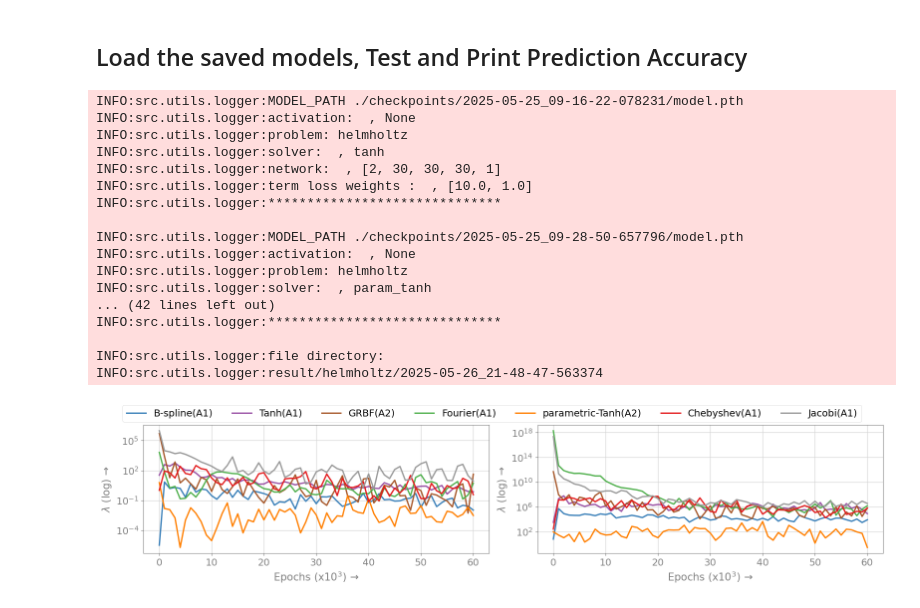
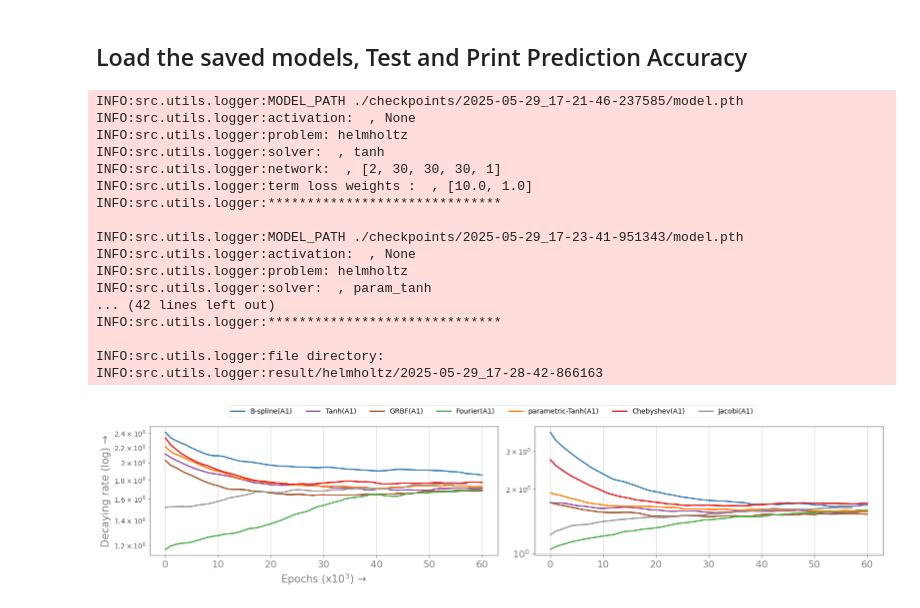
Before and after one commit to afrah/pinn_learnable_activation, a Jupyter notebook: src/notebook/helmholtz_trace_eNTK_analysis.ipynb, the cells around one changed output. Drawn from its saved outputs; the diff is of its cells as text; code cells hidden in the pictures.

```diff
--- a/src/notebook/helmholtz_trace_eNTK_analysis.ipynb
+++ b/src/notebook/helmholtz_trace_eNTK_analysis.ipynb
@@ -48,3 +57,22 @@ MODEL_PATH_LIST = {
+# %%
+TANH_NORM_DIST = "./checkpoints/2025-05-29_17-21-46-237585/model.pth"
+TANH_PARAM_DIST = "./checkpoints/2025-05-29_17-23-41-951343/model.pth"
+BSPLINE_DIST = "./checkpoints/2025-05-29_17-20-36-731890/model.pth"  # "./checkpoints/2025-05-28_22-58-39-418700/model.pth"
+GRBF_DIST = "./checkpoints/2025-05-29_17-26-11-554670/model.pth"
+FOURIER_DIST = "./checkpoints/2025-05-29_17-27-30-479894/model.pth"
+CHEBTSHEV_DIST = "./checkpoints/2025-05-29_17-25-18-328716/model.pth"
+JACOBI_DIST = "./checkpoints/2025-05-29_17-28-18-091789/model.pth"
+
+
+MODEL_PATH_LIST = {
+    "tanh": TANH_NORM_DIST,
+    "param_tanh": TANH_PARAM_DIST,
+    "grbf": GRBF_DIST,
+    "bspline": BSPLINE_DIST,
+    "chebyshev": CHEBTSHEV_DIST,
+    "jacobi": JACOBI_DIST,
+    "fourier": FOURIER_DIST,
+}
 # %% [markdown]
 ## Load the saved models, Test and Print Prediction Accuracy
 # %%
@@ -84,7 +112,7 @@ for model_name, model_path in MODEL_PATH_LIST.items():
 
 logger.print("file directory:", logger.get_output_dir())
 # %% [output]
-INFO:src.utils.logger:MODEL_PATH ./checkpoints/2025-05-25_09-16-22-078231/model.pth
+INFO:src.utils.logger:MODEL_PATH ./checkpoints/2025-05-29_17-21-46-237585/model.pth
 INFO:src.utils.logger:activation:  , None
 INFO:src.utils.logger:problem: helmholtz
 INFO:src.utils.logger:solver:  , tanh
@@ -92,7 +120,7 @@ INFO:src.utils.logger:network:  , [2, 30, 30, 30, 1]
 INFO:src.utils.logger:term loss weights :  , [10.0, 1.0]
 INFO:src.utils.logger:******************************
 
-INFO:src.utils.logger:MODEL_PATH ./checkpoints/2025-05-25_09-28-50-657796/model.pth
+INFO:src.utils.logger:MODEL_PATH ./checkpoints/2025-05-29_17-23-41-951343/model.pth
 INFO:src.utils.logger:activation:  , None
 INFO:src.utils.logger:problem: helmholtz
 INFO:src.utils.logger:solver:  , param_tanh
@@ -100,11 +128,14 @@ INFO:src.utils.logger:solver:  , param_tanh
 INFO:src.utils.logger:******************************
 
 INFO:src.utils.logger:file directory:
-INFO:src.utils.logger:result/helmholtz/2025-05-26_21-48-47-563374
+INFO:src.utils.logger:result/helmholtz/2025-05-29_17-28-42-866163
 # %%
 fig, ax = plt.subplots(1, 2)
 fig.set_size_inches([16, 3.5])
-dict_list = [trace_jacobian_bc_log_dic, trace_jacobian_res_log_dic]
+dict_list = [
+    trace_jacobian_bc_log_dic,
+    trace_jacobian_res_log_dic,
+]
 lines = []
 labels = []
 
@@ -115,57 +146,79 @@ for index in range(len(dict_list)):
             "color": model_color["bspline"],
             "name": "B-spline(A1)",
             "alpha": 1.0,
+            "window": 2,
+            "show_avg": False,
+            "show_lower": False,
         },
         {
             "data": dict_list[index]["tanh"],
             "color": model_color["tanh"],
             "name": "Tanh(A1)",
             "alpha": 1.0,
+            "window": 2,
+            "show_avg": False,
+            "show_lower": False,
         },
         {
             "data": dict_list[index]["grbf"],
             "color": model_color["grbf"],
-            "name": "GRBF(A2)",
+            "name": "GRBF(A1)",
             "alpha": 1.0,
+            "window": 2,
+            "show_avg": False,
+            "show_lower": False,
         },
         {
             "data": dict_list[index]["fourier"],
             "color": model_color["fourier"],
             "name": "Fourier(A1)",
             "alpha": 1.0,
+            "window": 2,
+            "show_avg": False,
+            "show_lower": False,
         },
         {
             "data": dict_list[index]["param_tanh"],
             "color": model_color["param_tanh"],
-            "name": "parametric-Tanh(A2)",
+            "name": "parametric-Tanh(A1)",
             "alpha": 1.0,
+            "window": 2,
+            "show_avg": False,
+            "show_lower": False,
         },
         {
             "data": dict_list[index]["chebyshev"],
             "color": model_color["chebyshev"],
             "name": "Chebyshev(A1)",
             "alpha": 1.0,
+            "window": 2,
+            "show_avg": False,
+            "show_lower": False,
         },
         {
             "data": dict_list[index]["jacobi"],
             "color": model_color["jacobi"],
             "name": "Jacobi(A1)",
             "alpha": 1.0,
+            "window": 2,
+            "show_avg": False,
+            "show_lower": False,
         },
     ]
 
-    plot_spectral(ax[index], data_list)
+    plot_spectral(ax[index], data_list, index)
 
 for line in ax[-1].get_lines():
     lines.append(line)
     labels.append(line.get_label())
+
+save_path = os.path.join(logger.get_output_dir(), "trace_jacobian_helmholtz.png")
 legend = fig.legend(
-    lines, labels, loc="upper center", bbox_to_anchor=(0.5, 1.1), ncol=7, fontsize=14
+    lines, labels, loc="upper center", bbox_to_anchor=(0.5, 1.1), ncol=7
 )
 legend.get_frame().set_facecolor("white")
-save_path = os.path.join(logger.get_output_dir(), "trace_jacobian_helmholtz.png")
 
 plt.tight_layout()
-plt.savefig(save_path, bbox_extra_artists=(legend,), bbox_inches="tight")
+plt.savefig(save_path)
 # %% [output]
-[figure, old version]
+[figure, new version]
```
Also changed, not shown: parts of 3 cells of this notebook, 59 other files.
